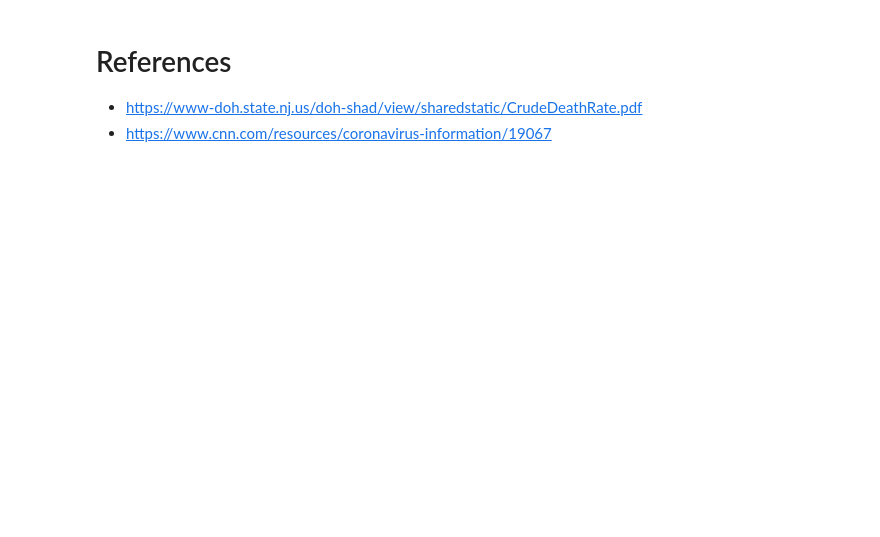
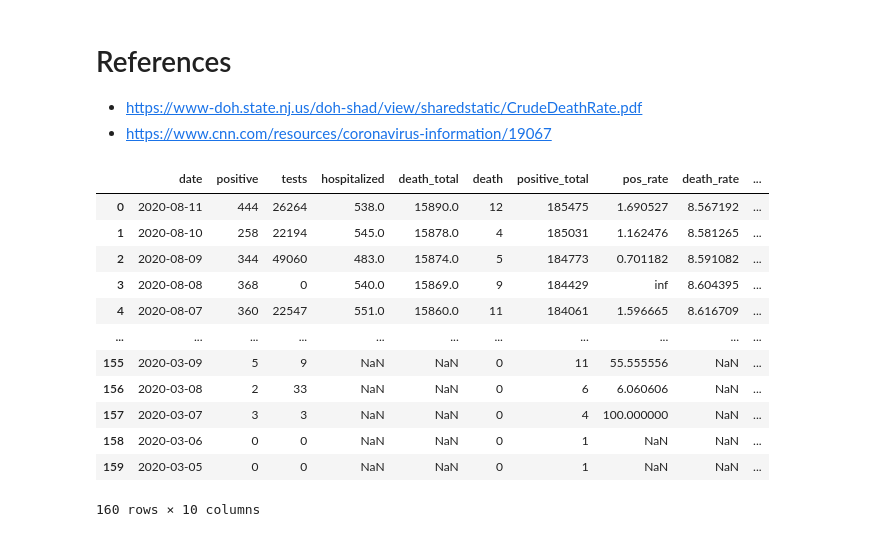
Before and after one commit to mattjcamp/covid_dashboard, a Jupyter notebook: covid_dashboard.ipynb, the cells around one changed output. Drawn from its saved outputs; the diff is of its cells as text; code cells hidden in the pictures; blank space fills up the shorter version.

```diff
--- a/covid_dashboard.ipynb
+++ b/covid_dashboard.ipynb
@@ -172,3 +191,19 @@ plt.show()
 
 - https://www-doh.state.nj.us/doh-shad/view/sharedstatic/CrudeDeathRate.pdf
 - https://www.cnn.com/resources/coronavirus-information/19067
+# %%
+nj
+# %% [output]
+|  | date | positive | tests | hospitalized | death_total | death | positive_total | pos_rate | death_rate | ... |
+| 0 | 2020-08-11 | 444 | 26264 | 538.0 | 15890.0 | 12 | 185475 | 1.690527 | 8.567192 | ... |
+| 1 | 2020-08-10 | 258 | 22194 | 545.0 | 15878.0 | 4 | 185031 | 1.162476 | 8.581265 | ... |
+| 2 | 2020-08-09 | 344 | 49060 | 483.0 | 15874.0 | 5 | 184773 | 0.701182 | 8.591082 | ... |
+| 3 | 2020-08-08 | 368 | 0 | 540.0 | 15869.0 | 9 | 184429 | inf | 8.604395 | ... |
+| 4 | 2020-08-07 | 360 | 22547 | 551.0 | 15860.0 | 11 | 184061 | 1.596665 | 8.616709 | ... |
+| ... | ... | ... | ... | ... | ... | ... | ... | ... | ... | ... |
+| 155 | 2020-03-09 | 5 | 9 | NaN | NaN | 0 | 11 | 55.555556 | NaN | ... |
+| 156 | 2020-03-08 | 2 | 33 | NaN | NaN | 0 | 6 | 6.060606 | NaN | ... |
+| 157 | 2020-03-07 | 3 | 3 | NaN | NaN | 0 | 4 | 100.000000 | NaN | ... |
+| 158 | 2020-03-06 | 0 | 0 | NaN | NaN | 0 | 1 | NaN | NaN | ... |
+| 159 | 2020-03-05 | 0 | 0 | NaN | NaN | 0 | 1 | NaN | NaN | ... |
+160 rows × 10 columns
```
Also changed, not shown: parts of 4 cells of this notebook.
